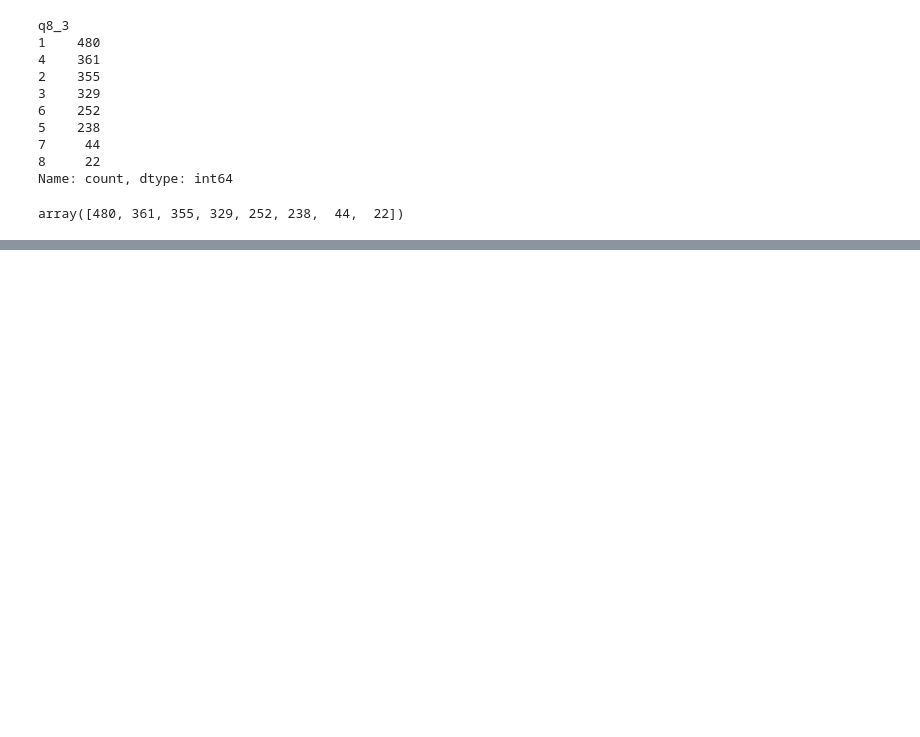
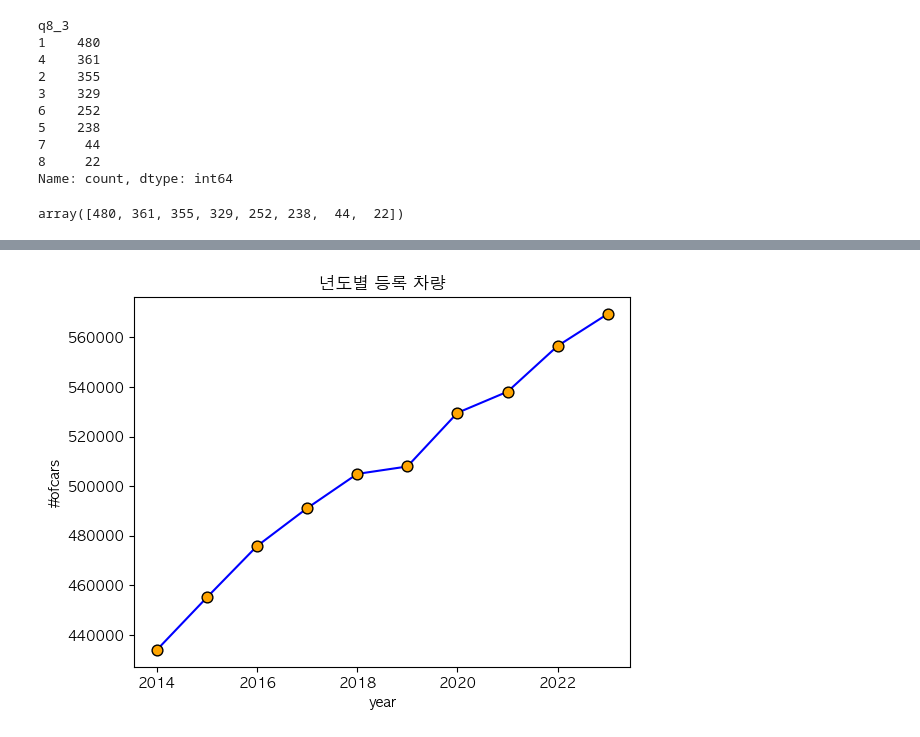
Before and after one commit to HOYUN-Y/Data_projects, a Jupyter notebook: dacon_sri_suwon_data_analysis/수원시_공공데이터_교통부문.ipynb, the cells around one changed output, grey strips where cells are left out. Saved outputs shown, nothing was run; the diff lists cells and outputs as text; code cells hidden in the pictures; blank space fills up the shorter version.

```diff
--- a/dacon_sri_suwon_data_analysis/수원시_공공데이터_교통부문.ipynb
+++ b/dacon_sri_suwon_data_analysis/수원시_공공데이터_교통부문.ipynb
@@ -177,0 +507,10 @@ plt.show()
+# %%
+ax = sns.lineplot(data=suwon_data_open_car, x='year', y='#ofcars', color="blue")
+
+plt.scatter(suwon_data_open_car['year'], suwon_data_open_car['#ofcars'],
+            color="orange", s=60, zorder=5, edgecolor="black")
+
+plt.title("년도별 등록 차량")
+plt.show()
+# %% [output]
+[figure, added]
```
Also changed, not shown: parts of 35 cells of this notebook.
